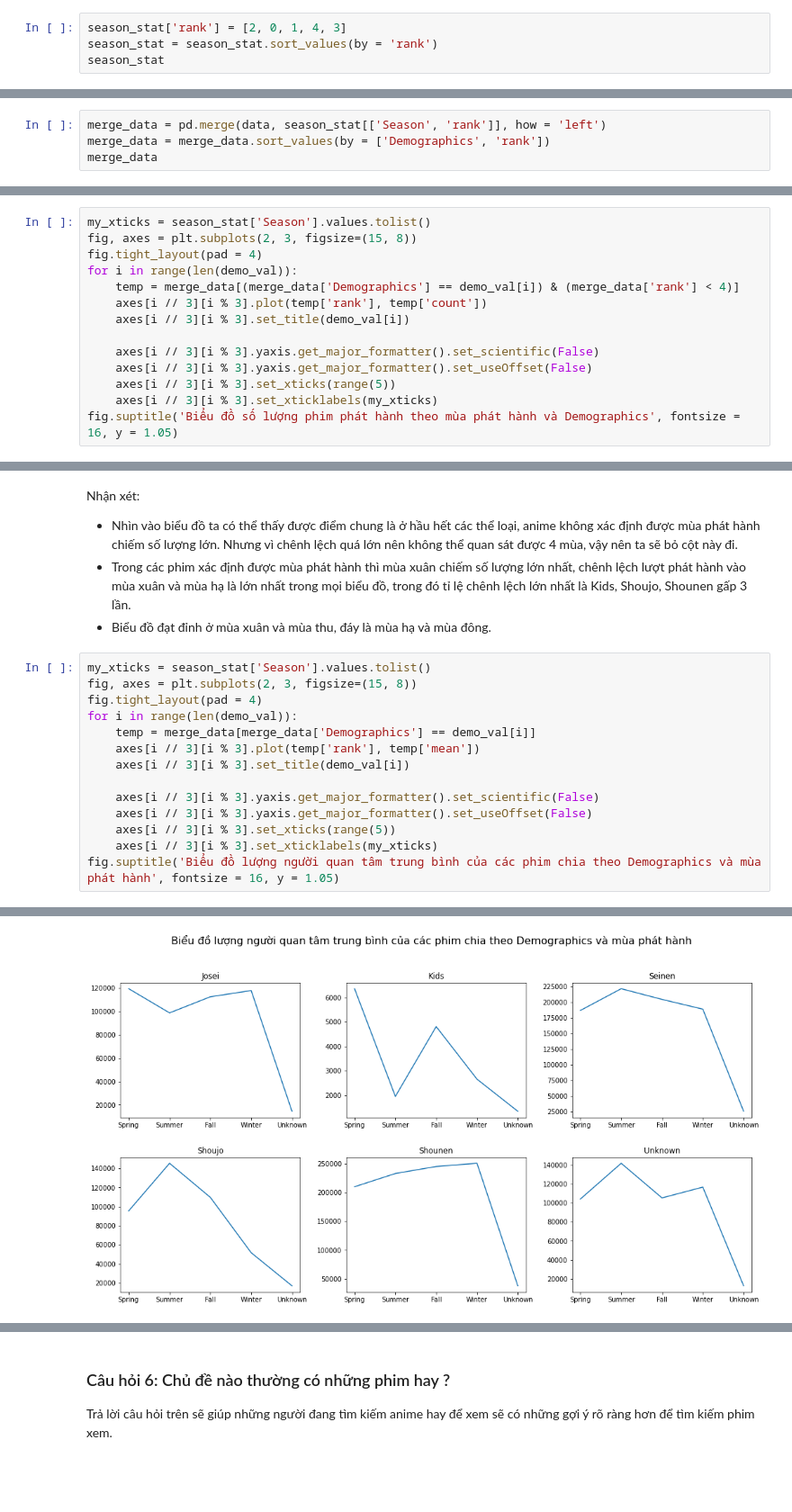
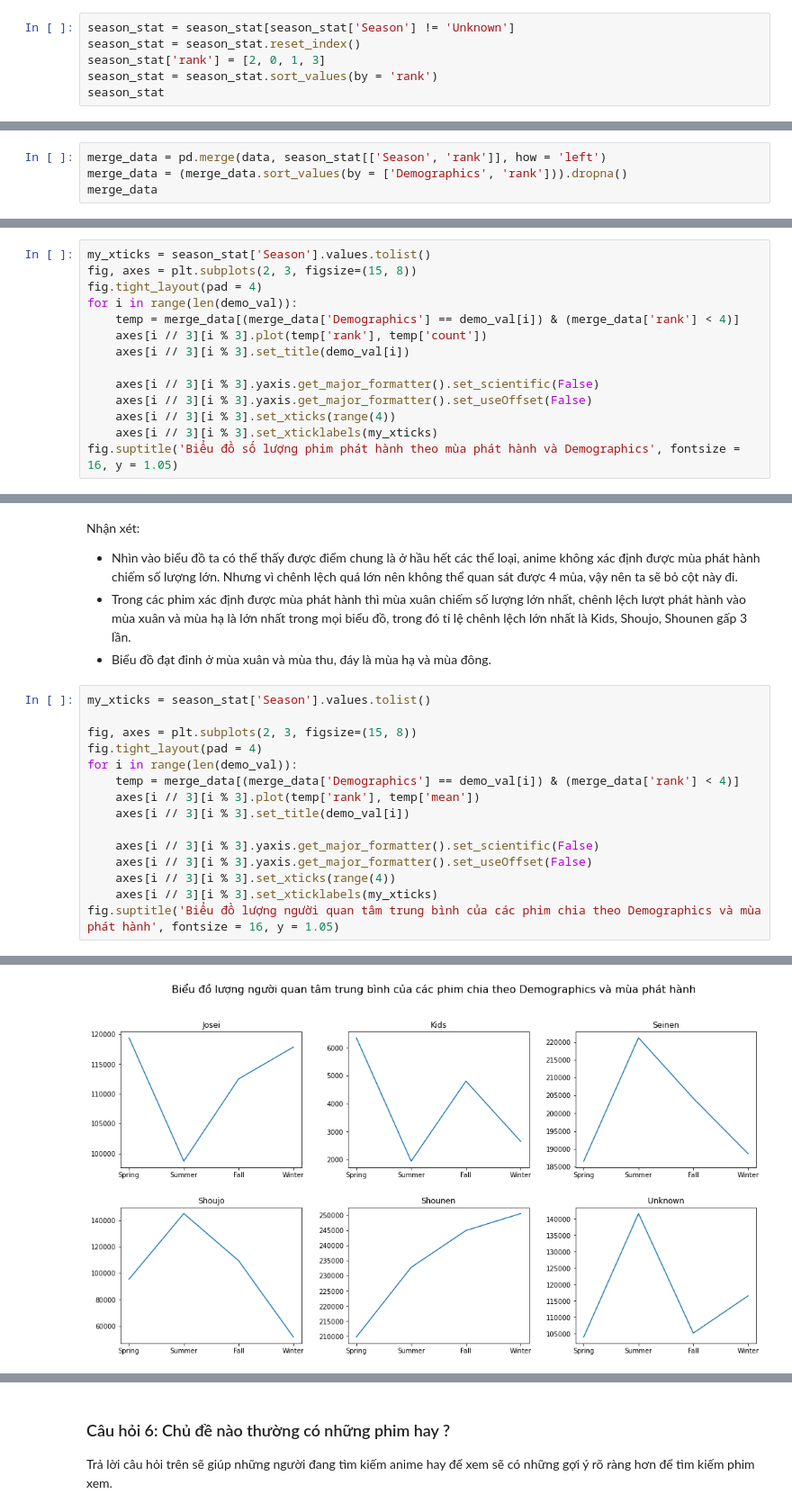
Before and after one commit to HuyHCMUS/DoAn_TH_LTKHDL, a Jupyter notebook: tra_loi_cau_hoi.ipynb, the cells around one changed output, grey strips where cells are left out. Shown at 90% size. Saved outputs shown, nothing was run; the diff lists cells and outputs as text; blank space fills up the shorter version.

```diff
--- a/tra_loi_cau_hoi.ipynb
+++ b/tra_loi_cau_hoi.ipynb
@@ -212,7 +212,9 @@ season_stat
 # %% [markdown]
 Sau đó ta gán nhãn cho 4 mùa theo thứ tự tăng dần từ 0: "Spring" đến 4: "Unknown" và sắp xếp thứ tự cho dữ liệu dựa trên cột này.
 # %%
-season_stat['rank'] = [2, 0, 1, 4, 3]
+season_stat = season_stat[season_stat['Season'] != 'Unknown']
+season_stat = season_stat.reset_index()
+season_stat['rank'] = [2, 0, 1, 3]
 season_stat = season_stat.sort_values(by = 'rank')
 season_stat
 # %% [output]
@@ -359,7 +359,7 @@ Nhận xét:
 Đầu tiên ta sẽ thêm cột rank để sort thứ tự cho các mùa nhé.
 # %%
 merge_data = pd.merge(data, season_stat[['Season', 'rank']], how = 'left')
-merge_data = merge_data.sort_values(by = ['Demographics', 'rank'])
+merge_data = (merge_data.sort_values(by = ['Demographics', 'rank'])).dropna()
 merge_data
 # %% [output]
 |  | Demographics | Season | sum | count | mean | rank |
@@ -394,7 +394,7 @@ for i in range(len(demo_val)):
 
     axes[i // 3][i % 3].yaxis.get_major_formatter().set_scientific(False)
     axes[i // 3][i % 3].yaxis.get_major_formatter().set_useOffset(False)
-    axes[i // 3][i % 3].set_xticks(range(5))
+    axes[i // 3][i % 3].set_xticks(range(4))
     axes[i // 3][i % 3].set_xticklabels(my_xticks)
 fig.suptitle('Biểu đồ số lượng phim phát hành theo mùa phát hành và Demographics', fontsize = 16, y = 1.05)
 # %% [output]
@@ -407,20 +407,21 @@ Nhận xét:
 - Biểu đồ đạt đỉnh ở mùa xuân và mùa thu, đáy là mùa hạ và mùa đông.
 # %%
 my_xticks = season_stat['Season'].values.tolist()
+
 fig, axes = plt.subplots(2, 3, figsize=(15, 8))
 fig.tight_layout(pad = 4)
 for i in range(len(demo_val)):
-    temp = merge_data[merge_data['Demographics'] == demo_val[i]]
+    temp = merge_data[(merge_data['Demographics'] == demo_val[i]) & (merge_data['rank'] < 4)]
     axes[i // 3][i % 3].plot(temp['rank'], temp['mean'])
     axes[i // 3][i % 3].set_title(demo_val[i])
 
     axes[i // 3][i % 3].yaxis.get_major_formatter().set_scientific(False)
     axes[i // 3][i % 3].yaxis.get_major_formatter().set_useOffset(False)
-    axes[i // 3][i % 3].set_xticks(range(5))
+    axes[i // 3][i % 3].set_xticks(range(4))
     axes[i // 3][i % 3].set_xticklabels(my_xticks)
 fig.suptitle('Biểu đồ lượng người quan tâm trung bình của các phim chia theo Demographics và mùa phát hành', fontsize = 16, y = 1.05)
 # %% [output]
 Text(0.5, 1.05, 'Biểu đồ lượng người quan tâm trung bình của các phim chia theo Demographics và mùa phát hành')
-[figure, old version]
+[figure, new version]
 # %% [markdown]
 Nhận xét:
```
Also changed, not shown: parts of 9 cells of this notebook.
